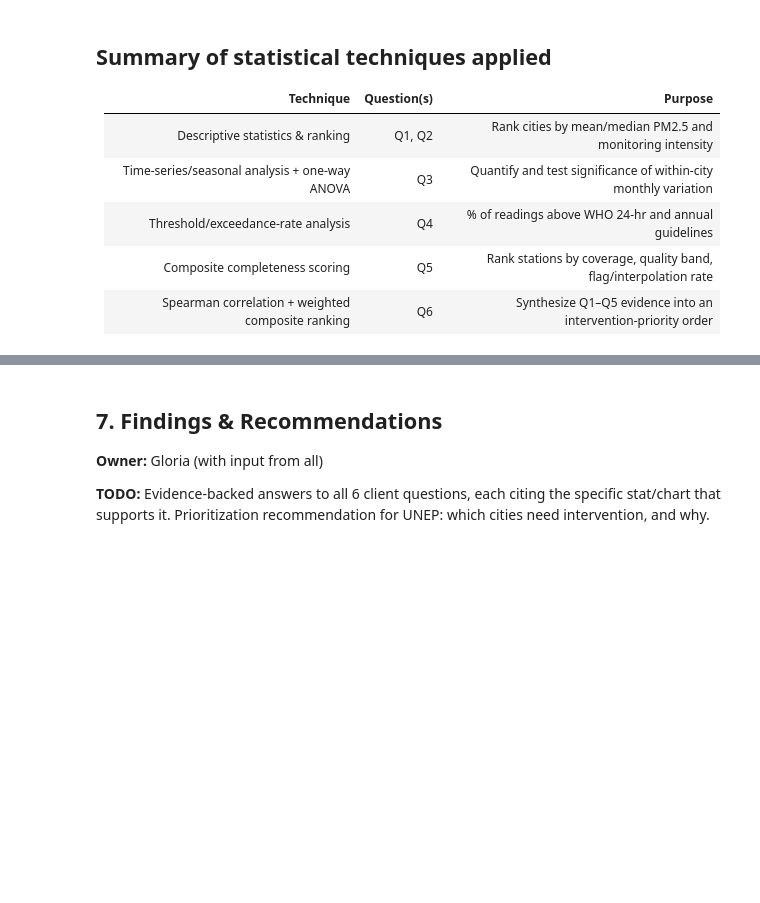
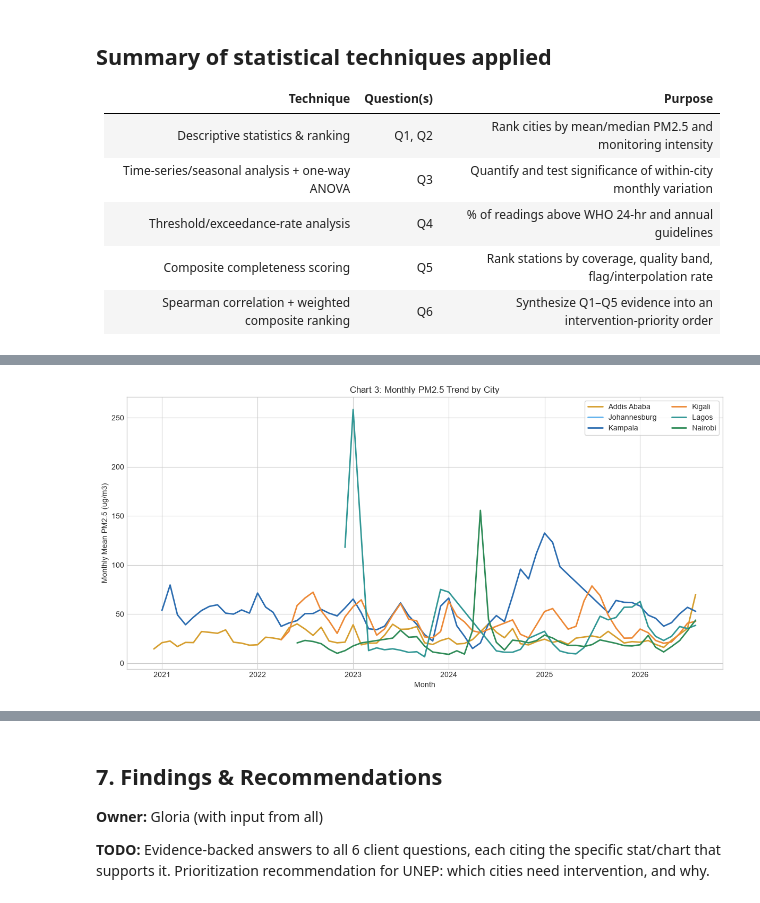
Before and after one commit to Simiyu-Gloria/air-quality-analysis-capstone, a Jupyter notebook: notebooks/analysis.ipynb, the cells around one changed output, grey strips where cells are left out. Saved outputs shown, nothing was run; the diff lists cells and outputs as text; code cells hidden in the pictures; blank space fills up the shorter version.

```diff
--- a/notebooks/analysis.ipynb
+++ b/notebooks/analysis.ipynb
@@ -1096,0 +1165,38 @@ Monitoring-expansion watchlist (excluded from priority ranking due to low sample
+# %%
+# Chart 3: Monthly PM2.5 trend by city
+
+trend_df = df.copy()
+trend_df["year_month"] = trend_df["date_utc"].dt.tz_localize(None).dt.to_period("M").dt.to_timestamp()
+monthly_city = trend_df.groupby(["year_month", "city"], as_index=False)["pm25"].mean()
+
+city_colors = {
+    "nairobi": PALETTE["green"],
+    "kampala": PALETTE["blue"],
+    "kigali": PALETTE["orange"],
+    "addis_ababa": PALETTE["yellow"],
+    "lagos": PALETTE["teal"],
+    "johannesburg": PALETTE["sky"],
+}
+
+fig, ax = plt.subplots(figsize=(12, 6))
+for city_name, g in monthly_city.groupby("city"):
+    ax.plot(
+        g["year_month"],
+        g["pm25"],
+        label=city_name.replace("_", " ").title(),
+        color=city_colors.get(city_name, "#4A5568"),
+        linewidth=2,
+    )
+ax.set_title("Chart 3: Monthly PM2.5 Trend by City")
+ax.set_ylabel("Monthly Mean PM2.5 (ug/m3)")
+ax.set_xlabel("Month")
+ax.xaxis.set_major_locator(mdates.YearLocator())
+ax.xaxis.set_major_formatter(mdates.DateFormatter("%Y"))
+ax.legend(ncol=2, frameon=True)
+plt.tight_layout()
+out = VIS_DIR / "chart3_monthly_trend.png"
+fig.savefig(out, dpi=300, bbox_inches="tight")
+saved_files.append(out.name)
+plt.show()
+# %% [output]
+[figure, added]
```
Also changed, not shown: parts of 9 cells of this notebook, 6 other files.
